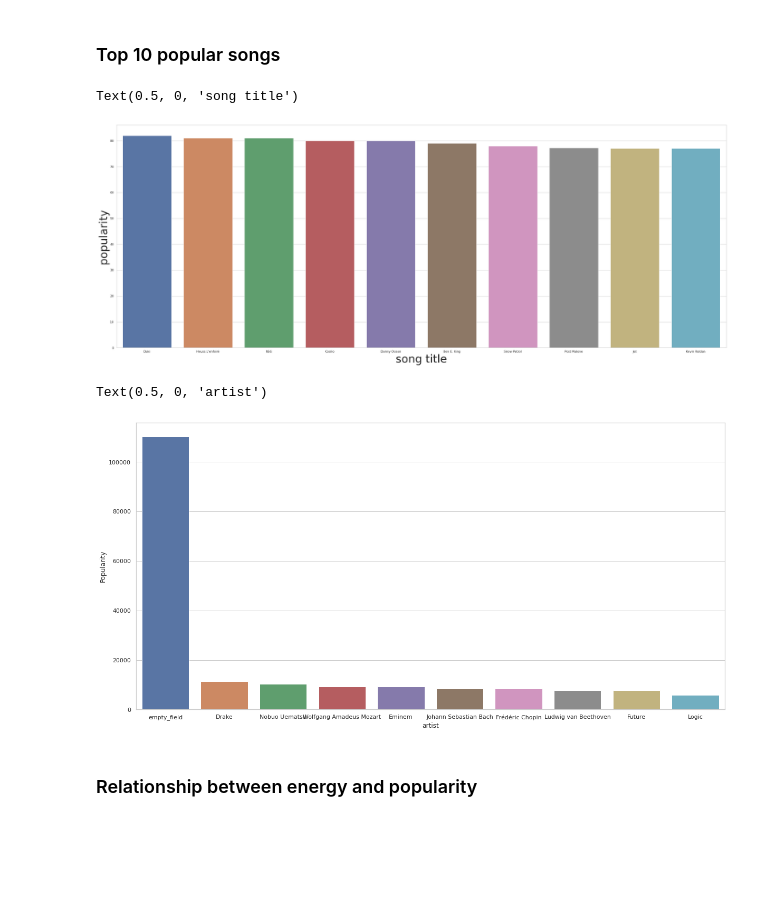
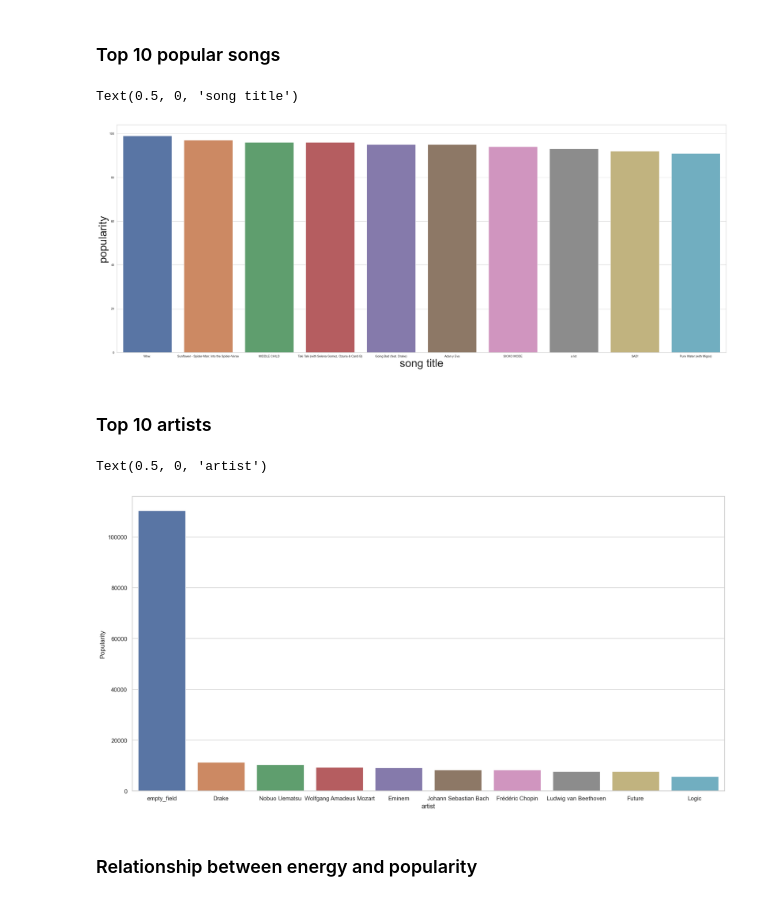
Before and after one commit to bileldhambri/DS-Project-Music-Classification, a Jupyter notebook: Binary classification_2.ipynb, the cells around one changed output. Saved outputs shown, nothing was run; the diff lists cells and outputs as text; code cells hidden in the pictures; blank space fills up the shorter version.

```diff
--- a/Binary classification_2.ipynb
+++ b/Binary classification_2.ipynb
@@ -6,7 +6,7 @@ import missingno as msno
 import seaborn as sns
 import numpy as np
 # %%
-Data=pd.read_csv('/content/music_genre.csv')
+Data=pd.read_csv('music_genre.csv')
 # %%
 print(Data.shape)
 Data.head()
@@ -112,16 +112,18 @@ print(Data.shape)
 # %%
 plt.figure(figsize=(40, 15))
 sns.set(style="whitegrid")
 
 # group by the song's name and rank them base on their popularity
-x = Data.groupby("artist_name")["popularity"].mean().sort_values(ascending=False).head(10)
+x = Data.groupby("track_name")["popularity"].mean().sort_values(ascending=False).head(10)
 axis = sns.barplot(x=x.index, y=x)
 
 axis.set_ylabel('popularity', fontsize=40)
 axis.set_xlabel('song title', fontsize=40)
 # %% [output]
 Text(0.5, 0, 'song title')
-[figure, old version]
+[figure, new version]
+# %% [markdown]
+### Top 10 artists
 # %%
 from collections import Counter
 
@@ -147,7 +149,7 @@ axis.set_ylabel('Popularity')
 axis.set_xlabel('artist')
 # %% [output]
 Text(0.5, 0, 'artist')
-[figure, old version]
+[figure, new version]
 # %% [markdown]
 ### Relationship between energy and popularity
 # %%
```
Also changed, not shown: parts of 1 cell of this notebook, 1 other file.
